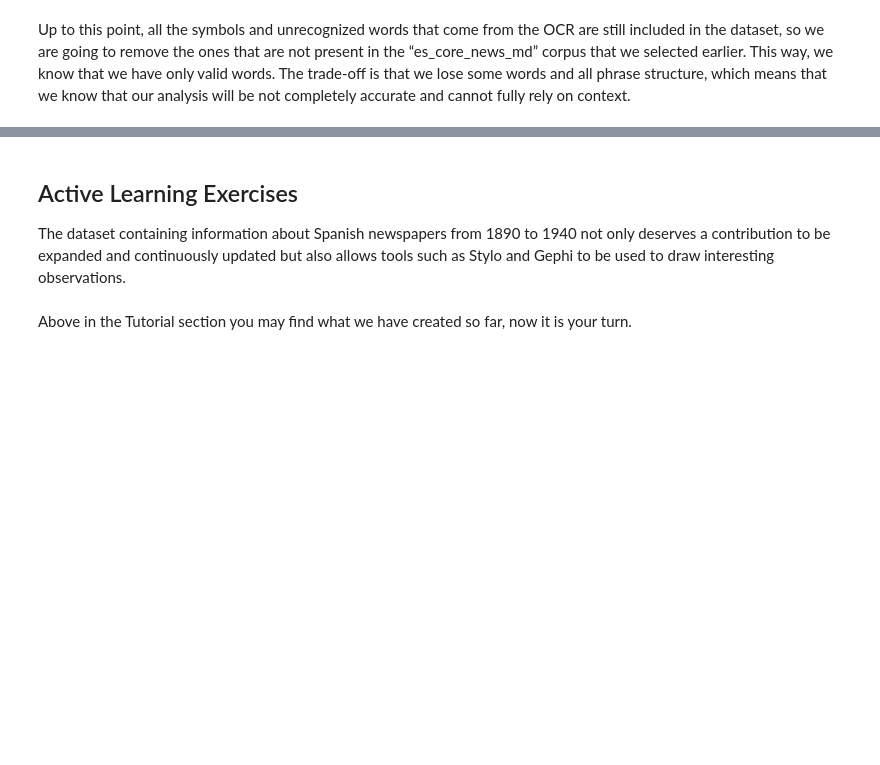
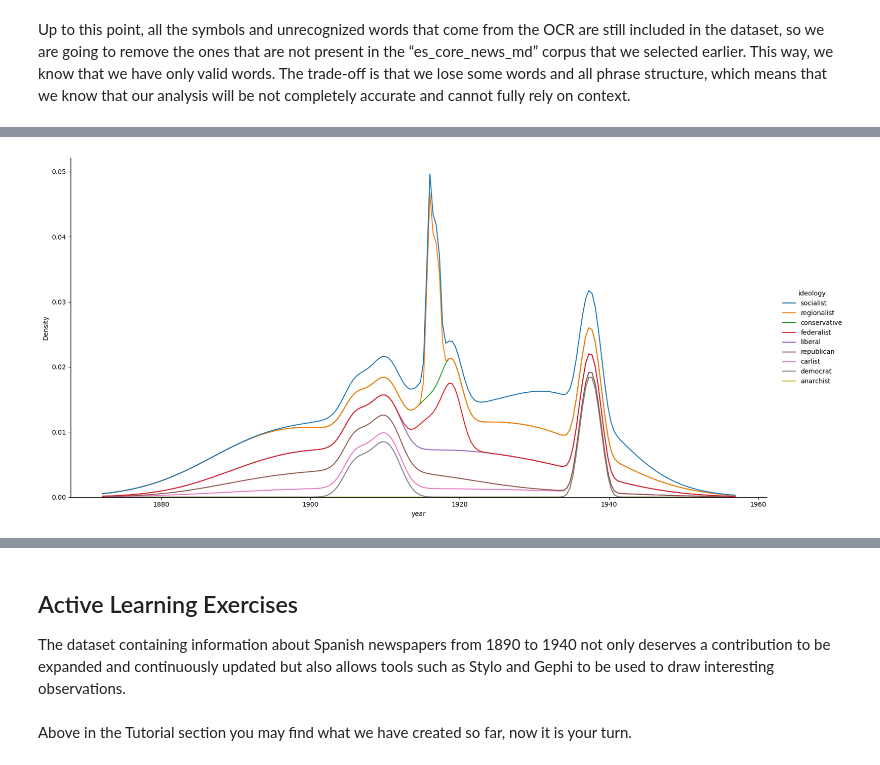
Before and after one commit to pilyu/Collecting-Data-, a Jupyter notebook: Group6_FinalProject.ipynb, the cells around one changed output, grey strips where cells are left out. Saved outputs shown, nothing was run; the diff lists cells and outputs as text; code cells hidden in the pictures; blank space fills up the shorter version.

```diff
--- a/Group6_FinalProject.ipynb
+++ b/Group6_FinalProject.ipynb
@@ -153,0 +264,4 @@ create_subcorpus("foundedin")
+# %%
+ax = sns.displot(df, x='year', hue='ideology', kind="kde",multiple="stack", height=8,aspect=2, fill=False)
+# %% [output]
+[figure, added]
```
Also changed, not shown: parts of 33 cells of this notebook.
